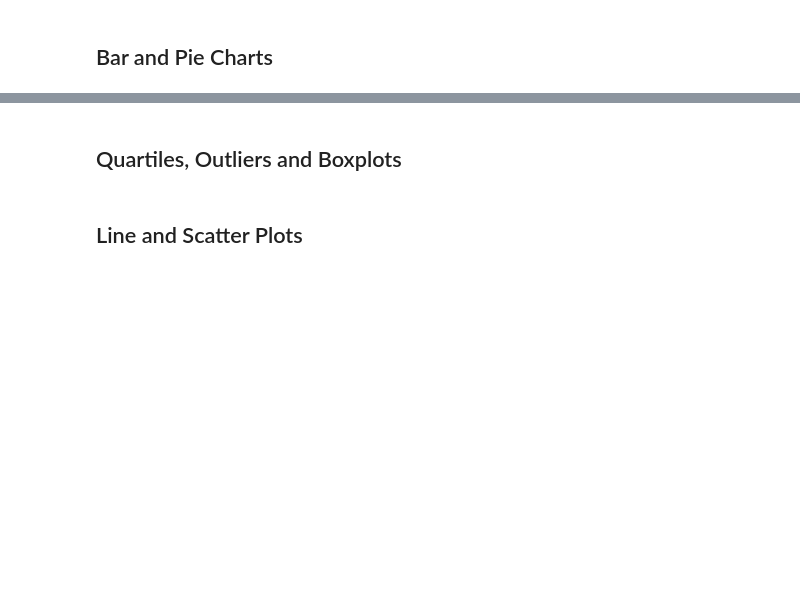
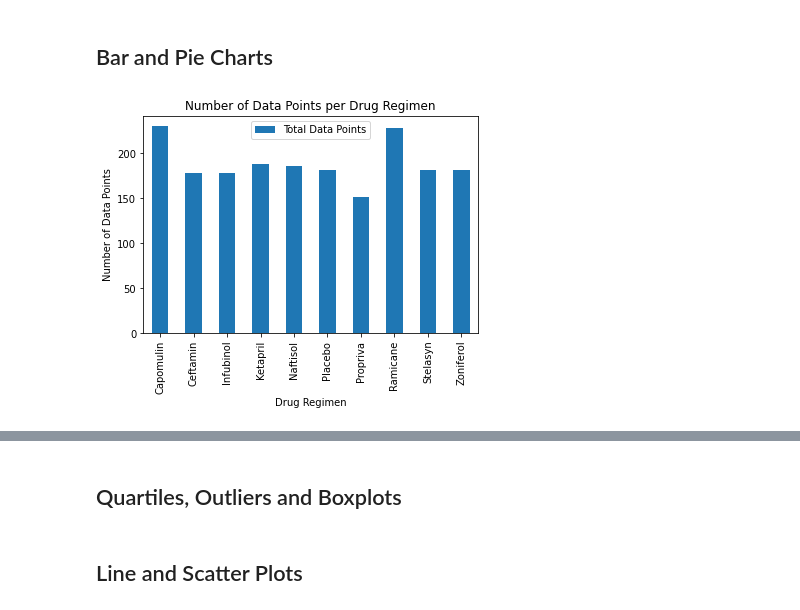
Before and after one commit to rrocha1297/matplotlib-challenge, a Jupyter notebook: pymaceuticals_starter.ipynb, the cells around one changed output, grey strips where cells are left out. Drawn from its saved outputs; the diff is of its cells as text; code cells hidden in the pictures; blank space fills up the shorter version.

Commit message:
created bar and pie charts

```diff
--- a/pymaceuticals_starter.ipynb
+++ b/pymaceuticals_starter.ipynb
@@ -121,3 +138,19 @@ regimen_summary_df
 # %% [markdown]
 ## Bar and Pie Charts
+# %%
+# Generate a bar plot showing the total number of timepoints for all mice tested for each drug regimen using Pandas.
+timepoints = regimen_df["Drug Regimen"].count()
+total_timepoints_df = pd.DataFrame(timepoints)
+total_timepoints_df.columns = ["Total Data Points"]
+
+total_datapoints_df.plot(kind="bar")
+
+plt.xlabel("Drug Regimen")
+plt.ylabel("Number of Data Points")
+
+plt.title("Number of Data Points per Drug Regimen")
+
+plt.show()
+# %% [output]
+[figure, added]
 # %%
```
Also changed, not shown: parts of 5 cells of this notebook.
